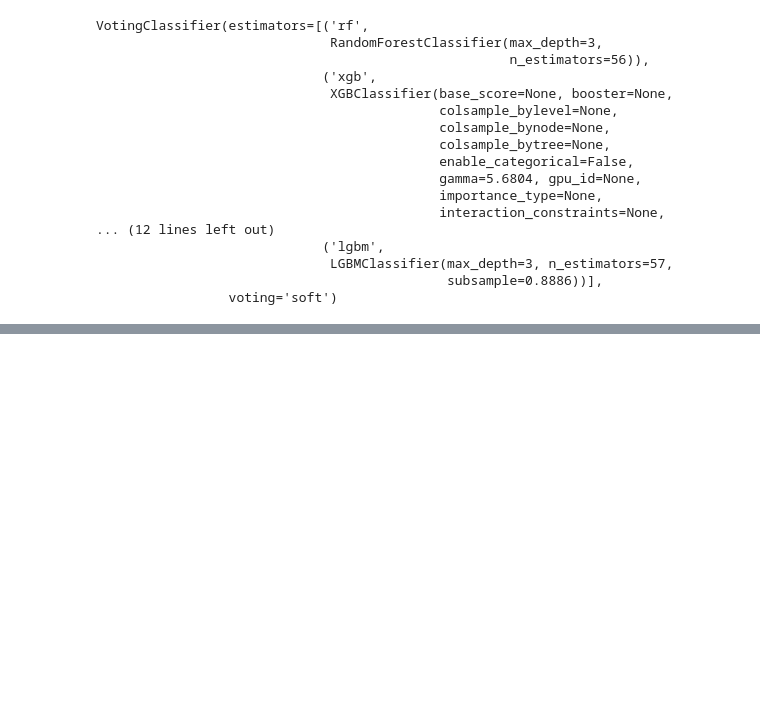
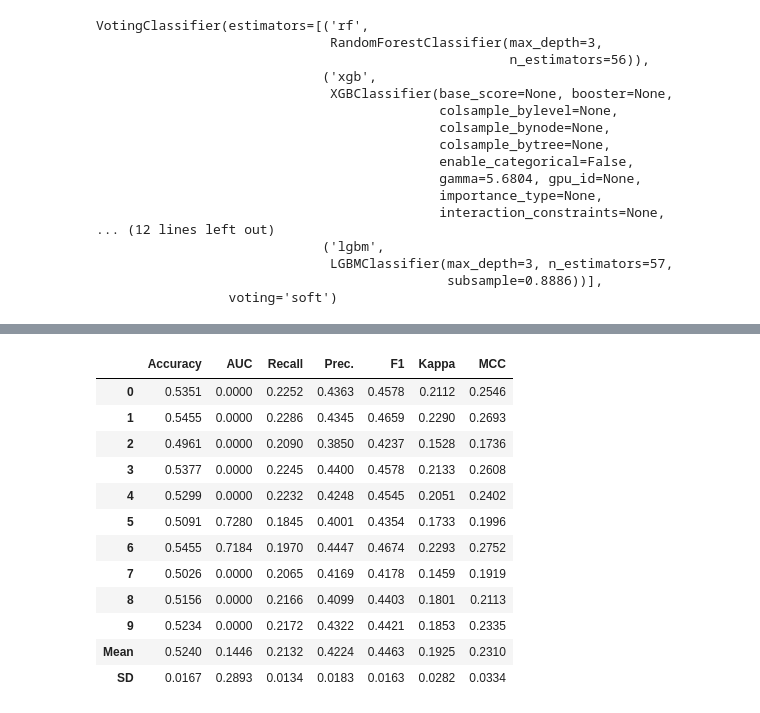
Before and after one commit to SubinKim22/project, a Jupyter notebook: wine_team_project.ipynb, the cells around one changed output, grey strips where cells are left out. Cells and saved outputs as stored; diff of their text form; code cells hidden in the pictures; blank space fills up the shorter version.

```diff
--- a/wine_team_project.ipynb
+++ b/wine_team_project.ipynb
@@ -812,0 +889,2 @@ submission.to_csv('submission.csv',index=False)
+# %%
+tuned_top5 = [tune_model(i, fold = 5) for i in top2]
@@ -812,0 +900,16 @@ submission.to_csv('submission.csv',index=False)
+# %%
+blender_top5 = blend_models(estimator_list=tuned_top5)
+# %% [output]
+|  | Accuracy | AUC | Recall | Prec. | F1 | Kappa | MCC |
+| 0 | 0.5351 | 0.0000 | 0.2252 | 0.4363 | 0.4578 | 0.2112 | 0.2546 |
+| 1 | 0.5455 | 0.0000 | 0.2286 | 0.4345 | 0.4659 | 0.2290 | 0.2693 |
+| 2 | 0.4961 | 0.0000 | 0.2090 | 0.3850 | 0.4237 | 0.1528 | 0.1736 |
+| 3 | 0.5377 | 0.0000 | 0.2245 | 0.4400 | 0.4578 | 0.2133 | 0.2608 |
+| 4 | 0.5299 | 0.0000 | 0.2232 | 0.4248 | 0.4545 | 0.2051 | 0.2402 |
+| 5 | 0.5091 | 0.7280 | 0.1845 | 0.4001 | 0.4354 | 0.1733 | 0.1996 |
+| 6 | 0.5455 | 0.7184 | 0.1970 | 0.4447 | 0.4674 | 0.2293 | 0.2752 |
+| 7 | 0.5026 | 0.0000 | 0.2065 | 0.4169 | 0.4178 | 0.1459 | 0.1919 |
+| 8 | 0.5156 | 0.0000 | 0.2166 | 0.4099 | 0.4403 | 0.1801 | 0.2113 |
+| 9 | 0.5234 | 0.0000 | 0.2172 | 0.4322 | 0.4421 | 0.1853 | 0.2335 |
+| Mean | 0.5240 | 0.1446 | 0.2132 | 0.4224 | 0.4463 | 0.1925 | 0.2310 |
+| SD | 0.0167 | 0.2893 | 0.0134 | 0.0183 | 0.0163 | 0.0282 | 0.0334 |
```
Also changed, not shown: parts of 14 cells of this notebook.
